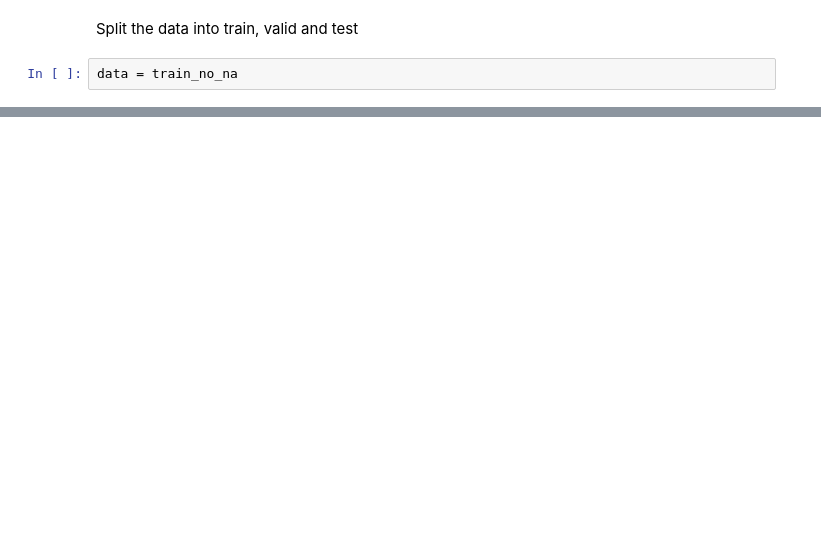
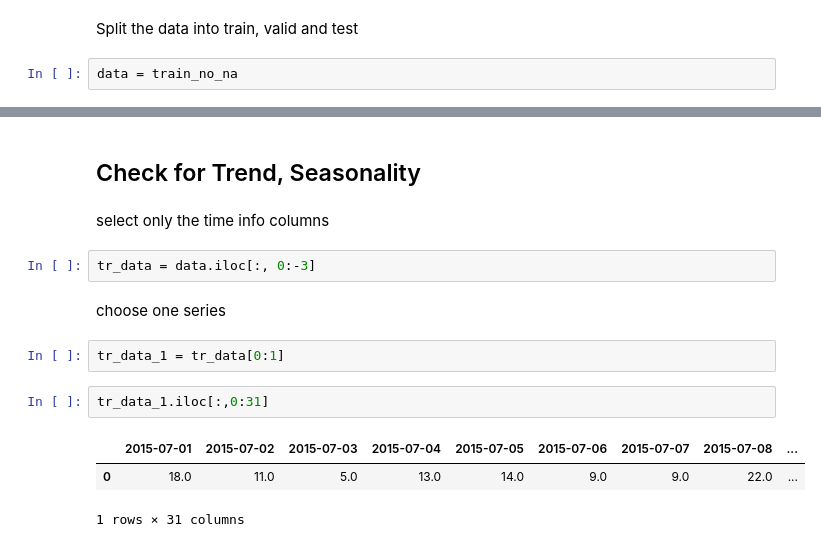
Before and after one commit to soniclavier/bigdata-notebook, a Jupyter notebook: datascience/rnn/Webtraffic_forecasting_LSTM.ipynb, the cells around one changed output, grey strips where cells are left out. Cells and saved outputs as stored; diff of their text form; blank space fills up the shorter version.

Commit message:
series analyse

```diff
--- a/datascience/rnn/Webtraffic_forecasting_LSTM.ipynb
+++ b/datascience/rnn/Webtraffic_forecasting_LSTM.ipynb
@@ -263,0 +264,16 @@ data
+# %% [markdown]
+## Check for Trend, Seasonality
+# %% [markdown]
+select only the time info columns
+# %%
+tr_data = data.iloc[:, 0:-3]
+# %% [markdown]
+choose one series
+# %%
+tr_data_1 = tr_data[0:1]
+# %%
+tr_data_1.iloc[:,0:31]
+# %% [output]
+|  | 2015-07-01 | 2015-07-02 | 2015-07-03 | 2015-07-04 | 2015-07-05 | 2015-07-06 | 2015-07-07 | 2015-07-08 | ... |
+| 0 | 18.0 | 11.0 | 5.0 | 13.0 | 14.0 | 9.0 | 9.0 | 22.0 | ... |
+1 rows × 31 columns
```
Also changed, not shown: parts of 19 cells of this notebook.
